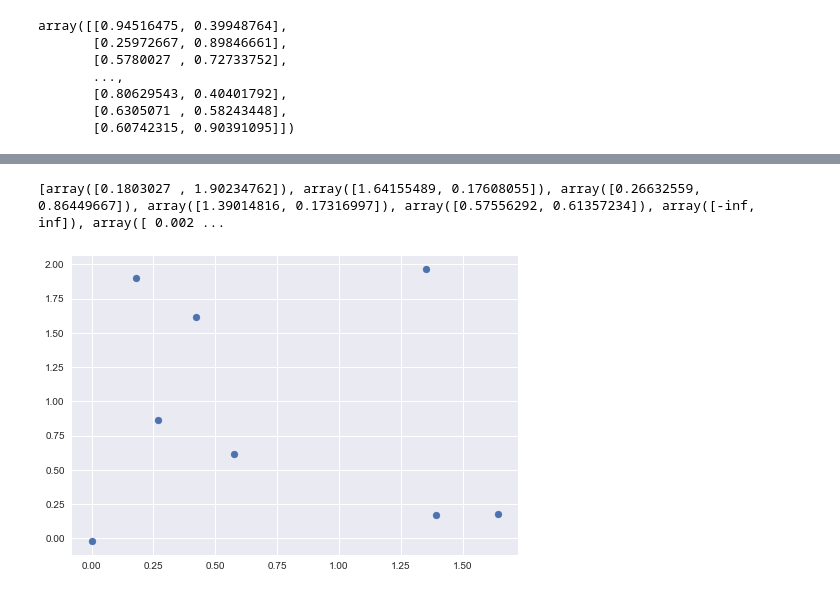
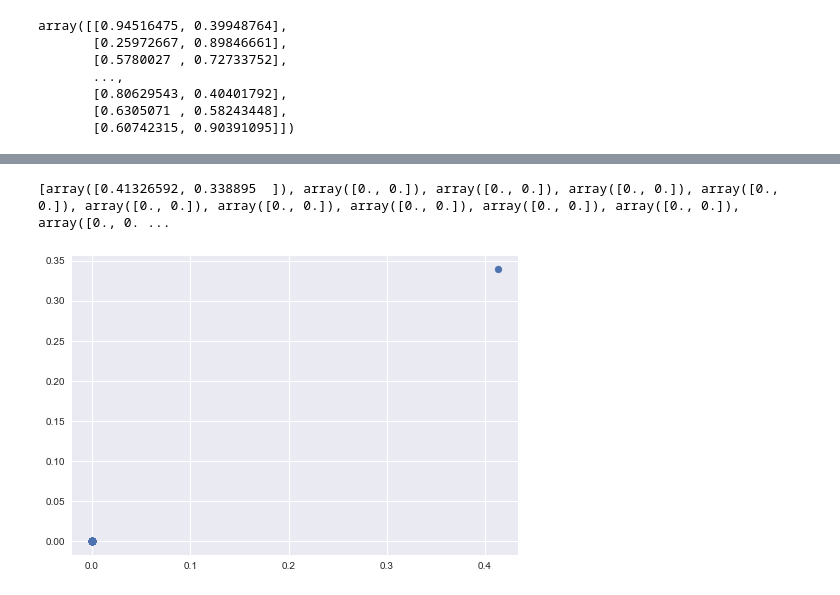
Before and after one commit to Israel0545488592/NeuralComputing2, a Jupyter notebook: Main_program .ipynb, the cells around one changed output, grey strips where cells are left out. Cells and saved outputs as stored; diff of their text form; code cells hidden in the pictures.

```diff
--- a/Main_program .ipynb
+++ b/Main_program .ipynb
@@ -61,13 +59,13 @@ DataFrame([data[:, 0], data[:, 1]]).T.rename(columns = {0: 'x', 1:'y'})
 # %%
-som = SOM((10,), 0.7)
-som.train(data, (-0.1, 0.1))
+som = SOM((10, 10), 0.4, 2, np.zeros(2))
+som.train(data, 0.01, 3)
 
-x = [c.loc[0] for c in som.cen]
-y = [c.loc[1] for c in som.cen]
+print([c.get_loc() for c in som.cen.values()])
 
-print([c.get_loc() for c in som.cen])
+x = [c.loc[0] for c in som.cen.values()]
+y = [c.loc[1] for c in som.cen.values()]
 plt.scatter(x, y)
 plt.show()
 # %% [output]
-[array([0.1803027 , 1.90234762]), array([1.64155489, 0.17608055]), array([0.26632559, 0.86449667]), array([1.39014816, 0.17316997]), array([0.57556292, 0.61357234]), array([-inf,  inf]), array([ 0.002 ...
+[array([0.41326592, 0.338895  ]), array([0., 0.]), array([0., 0.]), array([0., 0.]), array([0., 0.]), array([0., 0.]), array([0., 0.]), array([0., 0.]), array([0., 0.]), array([0., 0.]), array([0., 0. ...
-[figure, old version]
+[figure, new version]
```
Also changed, not shown: parts of 2 cells of this notebook, 1 other file.
